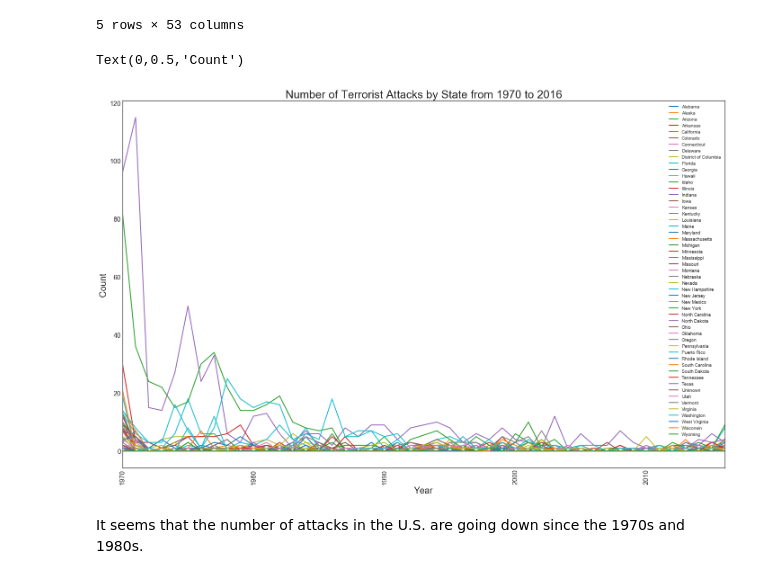
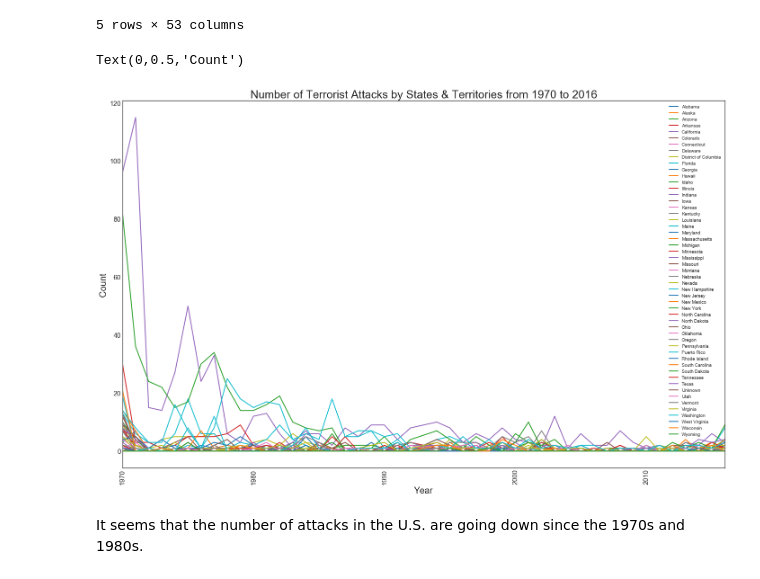
Before and after one commit to ariannalangwang/Capstone-Project-Global-Terrorism, a Jupyter notebook: Global Terrorism Project Python Code.ipynb, the cells around one changed output. Cells and saved outputs as stored; diff of their text form; code cells hidden in the pictures.

```diff
--- a/Global Terrorism Project Python Code.ipynb
+++ b/Global Terrorism Project Python Code.ipynb
@@ -906,15 +906,15 @@ df_state.head()
 # %%
 # Number of Terrorist Attackes by State from 1970 to 2016:
 df_state.plot(figsize=(24, 15), lw=2)
 plt.legend(fontsize=10)
-plt.title('Number of Terrorist Attacks by State from 1970 to 2016', fontsize=25)
+plt.title('Number of Terrorist Attacks by States & Territories from 1970 to 2016', fontsize=25)
 plt.xticks(rotation=90, fontsize=15)
 plt.yticks(fontsize=15)
 plt.xlabel('Year', fontsize=20)
 plt.ylabel('Count', fontsize=20)
 # %% [output]
 Text(0,0.5,'Count')
-[figure, old version]
+[figure, new version]
 # %% [markdown]
 It seems that the number of attacks in the U.S. are going down since the 1970s and 1980s.
 # %% [markdown]
```
Also changed, not shown: 1 other file.
